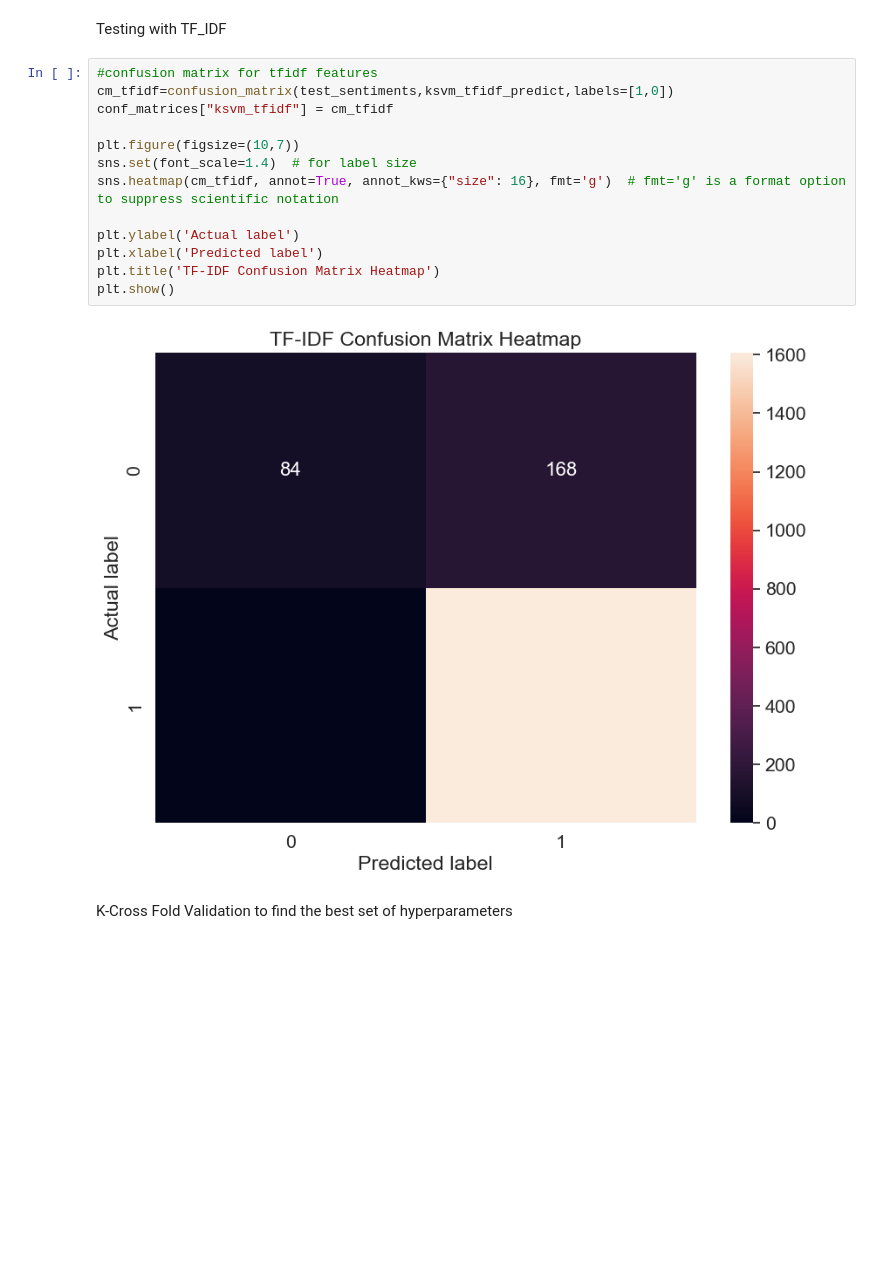
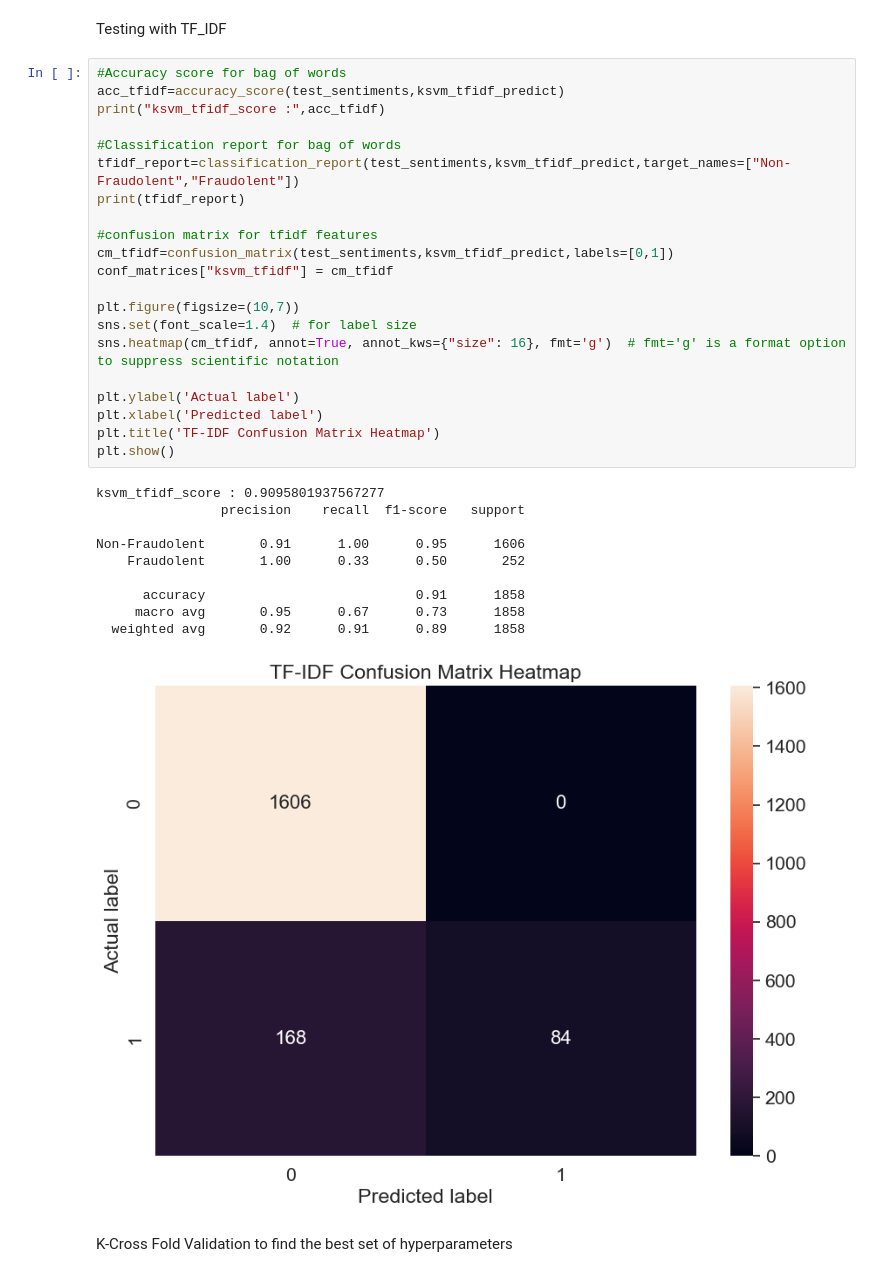
Before and after one commit to birnart/ai_safecom, a Jupyter notebook: main.ipynb, the cells around one changed output. Drawn from its saved outputs; the diff is of its cells as text; blank space fills up the shorter version.

```diff
--- a/main.ipynb
+++ b/main.ipynb
@@ -774,20 +790,37 @@ ksvm_tfidf_predict = ksvm.predict(tv_test_text)
 # %% [markdown]
 Testing with TF_IDF
 # %%
+#Accuracy score for bag of words
+acc_tfidf=accuracy_score(test_sentiments,ksvm_tfidf_predict)
+print("ksvm_tfidf_score :",acc_tfidf)
+
+#Classification report for bag of words
+tfidf_report=classification_report(test_sentiments,ksvm_tfidf_predict,target_names=["Non-Fraudolent","Fraudolent"])
+print(tfidf_report)
+
 #confusion matrix for tfidf features
-cm_tfidf=confusion_matrix(test_sentiments,ksvm_tfidf_predict,labels=[1,0])
+cm_tfidf=confusion_matrix(test_sentiments,ksvm_tfidf_predict,labels=[0,1])
 conf_matrices["ksvm_tfidf"] = cm_tfidf
 
 plt.figure(figsize=(10,7))
 sns.set(font_scale=1.4)  # for label size
 sns.heatmap(cm_tfidf, annot=True, annot_kws={"size": 16}, fmt='g')  # fmt='g' is a format option to suppress scientific notation
 
 plt.ylabel('Actual label')
 plt.xlabel('Predicted label')
 plt.title('TF-IDF Confusion Matrix Heatmap')
 plt.show()
 # %% [output]
+ksvm_tfidf_score : 0.9095801937567277
+                precision    recall  f1-score   support
+
+Non-Fraudolent       0.91      1.00      0.95      1606
+    Fraudolent       1.00      0.33      0.50       252
+
+      accuracy                           0.91      1858
+     macro avg       0.95      0.67      0.73      1858
+  weighted avg       0.92      0.91      0.89      1858
-[figure, old version]
+[figure, new version]
 # %% [markdown]
 K-Cross Fold Validation to find the best set of hyperparameters
 # %%
```
Also changed, not shown: parts of 29 cells of this notebook.
